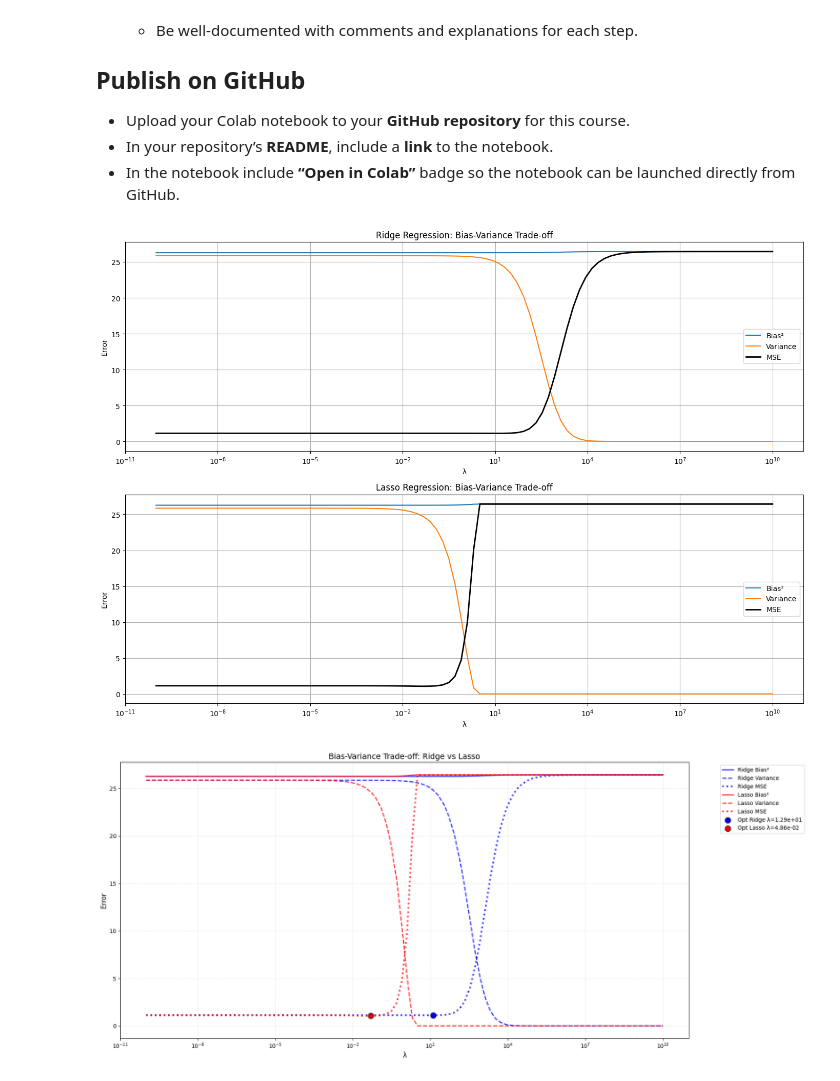
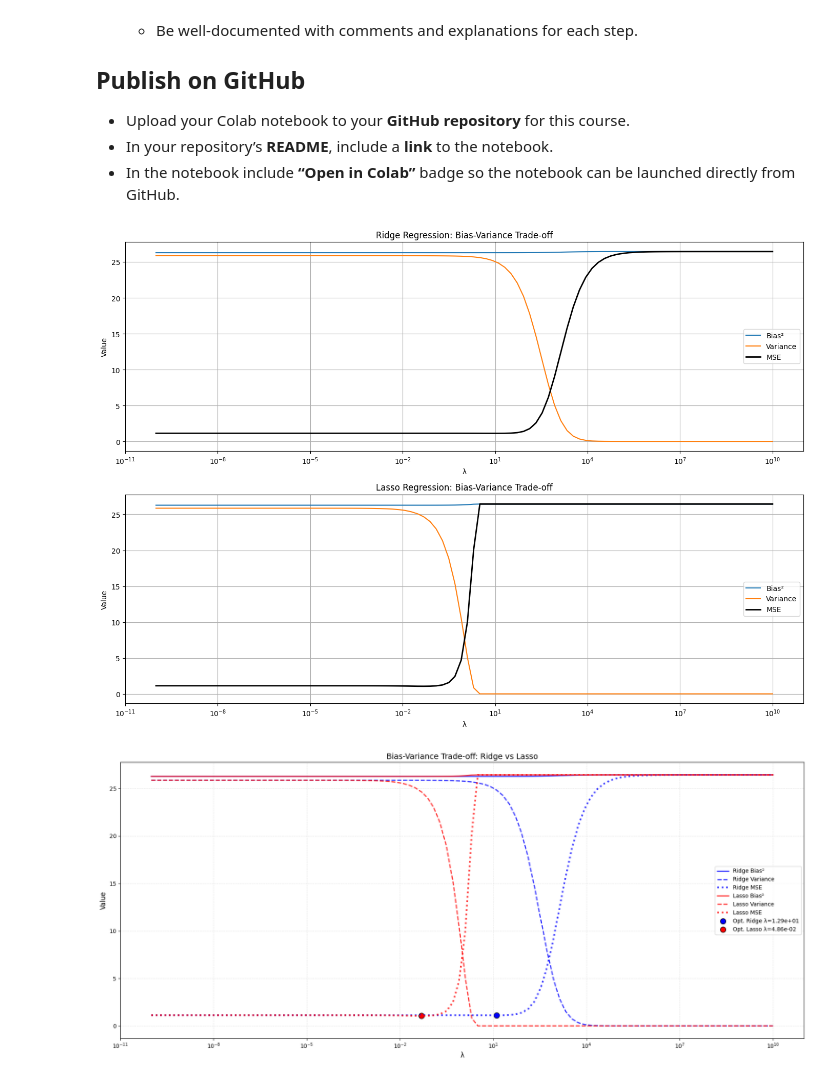
Before and after one commit to MichalSlowakiewicz/Machine-Learning, a Jupyter notebook: Homework4.ipynb, the cells around one changed output. Cells and saved outputs as stored; diff of their text form; code cells hidden in the pictures.

```diff
--- a/Homework4.ipynb
+++ b/Homework4.ipynb
@@ -74,7 +74,8 @@ np.random.seed(42)
 # size of sample
 n = 1000
 
-# only 5 of 50 coefficients aren't equal to 0
+# generating 50 coefficients
+# where only 5 of 50 coefficients aren't equal to 0
 real_coefficients = np.zeros(50)
 real_coefficients[:5] = np.random.uniform(1, 3, size=5)
 
@@ -112,7 +113,7 @@ for l in lambdas:
   ridge_predictions = ridge.predict(X_test)
   lasso_predictions = lasso.predict(X_test)
 
-  # mse
+  # MSE
   mse_ridge.append(mean_squared_error(y_test, ridge_predictions))
   mse_lasso.append(mean_squared_error(y_test, lasso_predictions))
 
@@ -136,7 +137,7 @@ plt.semilogx(lambdas, variance_ridge, label='Variance')
 plt.semilogx(lambdas, mse_ridge, label='MSE', linewidth=2, color='black')
 plt.title('Ridge Regression: Bias-Variance Trade-off')
 plt.xlabel('λ')
-plt.ylabel('Error')
+plt.ylabel('Value')
 plt.legend()
 plt.grid(True)
 
@@ -144,65 +145,58 @@ plt.grid(True)
 plt.subplot(2, 1, 2)
 plt.semilogx(lambdas, bias2_lasso, label='Bias²')
 plt.semilogx(lambdas, variance_lasso, label='Variance')
 plt.semilogx(lambdas, mse_lasso, label='MSE', linewidth=2, color='black')
 plt.title('Lasso Regression: Bias-Variance Trade-off')
 plt.xlabel('λ')
-plt.ylabel('Error')
+plt.ylabel('Value')
 plt.legend()
 plt.grid(True)
 
 plt.tight_layout()
 plt.show()
 
 
 
 # generating one plot for both Lasso and Ridge
-
 plt.figure(figsize=(18, 8))
 
-# setting colours
-ridge_color = 'blue'
-lasso_color = 'red'
-mse_linewidth = 3
-bias_var_linewidth = 2
-alpha = 0.8
+# Ridge (logaritmic scale)
+plt.semilogx(lambdas, bias2_ridge, label='Ridge Bias²',
+             color='blue', linestyle='-', linewidth=2, alpha=0.8)
+plt.semilogx(lambdas, variance_ridge, label='Ridge Variance',
+             color='blue', linestyle='--', linewidth=2, alpha=0.8)
+plt.semilogx(lambdas, mse_ridge, label='Ridge MSE',
+             color='blue', linestyle=':', linewidth=3, alpha=0.8)
 
-# Ridge
-plt.semilogx(lambdas, bias2_ridge, label='Ridge Bias²',
-             color=ridge_color, linestyle='-', linewidth=bias_var_linewidth, alpha=alpha)
-plt.semilogx(lambdas, variance_ridge, label='Ridge Variance',
-             color=ridge_color, linestyle='--', linewidth=bias_var_linewidth, alpha=alpha)
-plt.semilogx(lambdas, mse_ridge, label='Ridge MSE',
-             color=ridge_color, linestyle=':', linewidth=mse_linewidth, alpha=alpha)
+# Lasso (logarytmic scale)
+plt.semilogx(lambdas, bias2_lasso, label='Lasso Bias²',
+             color='red', linestyle='-', linewidth=2, alpha=0.8)
+plt.semilogx(lambdas, variance_lasso, label='Lasso Variance',
+             color='red', linestyle='--', linewidth=2, alpha=0.8)
+plt.semilogx(lambdas, mse_lasso, label='Lasso MSE',
+             color='red', linestyle=':', linewidth=3, alpha=0.8)
 
-# Lasso
-plt.semilogx(lambdas, bias2_lasso, label='Lasso Bias²',
-             color=lasso_color, linestyle='-', linewidth=bias_var_linewidth, alpha=alpha)
-plt.semilogx(lambdas, variance_lasso, label='Lasso Variance',
-             color=lasso_color, linestyle='--', linewidth=bias_var_linewidth, alpha=alpha)
-plt.semilogx(lambdas, mse_lasso, label='Lasso MSE',
-             color=lasso_color, linestyle=':', linewidth=mse_linewidth, alpha=alpha)
+# optimal points for Ridge and Lasso (taking point for which MSE is minimized)
+optimal_ridge_index = np.argmin(mse_ridge)
+optimal_lasso_index = np.argmin(mse_lasso)
 
-# optimal points
-optimal_ridge_idx = np.argmin(mse_ridge)
-optimal_lasso_idx = np.argmin(mse_lasso)
-
-plt.scatter(lambdas[optimal_ridge_idx], mse_ridge[optimal_ridge_idx],
-            color=ridge_color, s=100, edgecolor='black',
-            label=f'Opt Ridge λ={lambdas[optimal_ridge_idx]:.2e}')
-plt.scatter(lambdas[optimal_lasso_idx], mse_lasso[optimal_lasso_idx],
-            color=lasso_color, s=100, edgecolor='black',
-            label=f'Opt Lasso λ={lambdas[optimal_lasso_idx]:.2e}')
+# plotting optimal points
+plt.scatter(lambdas[optimal_ridge_index], mse_ridge[optimal_ridge_index],
+            color='blue', s=100, edgecolor='black',
+            label=f'Opt. Ridge λ={lambdas[optimal_ridge_index]:.2e}')
+plt.scatter(lambdas[optimal_lasso_index], mse_lasso[optimal_lasso_index],
+            color='red', s=100, edgecolor='black',
+            label=f'Opt. Lasso λ={lambdas[optimal_lasso_index]:.2e}')
 
 # labels
 plt.title('Bias-Variance Trade-off: Ridge vs Lasso', fontsize=14)
 plt.xlabel('λ', fontsize=12)
-plt.ylabel('Error', fontsize=12)
-plt.legend(bbox_to_anchor=(1.05, 1), loc='upper left')
+plt.ylabel('Value', fontsize=12)
+plt.legend()
 plt.grid(True, which="both", linestyle='--', alpha=0.3)
 
 plt.tight_layout()
 plt.show()
 # %% [output]
 [figure]
-[figure, old version]
+[figure, new version]
```
